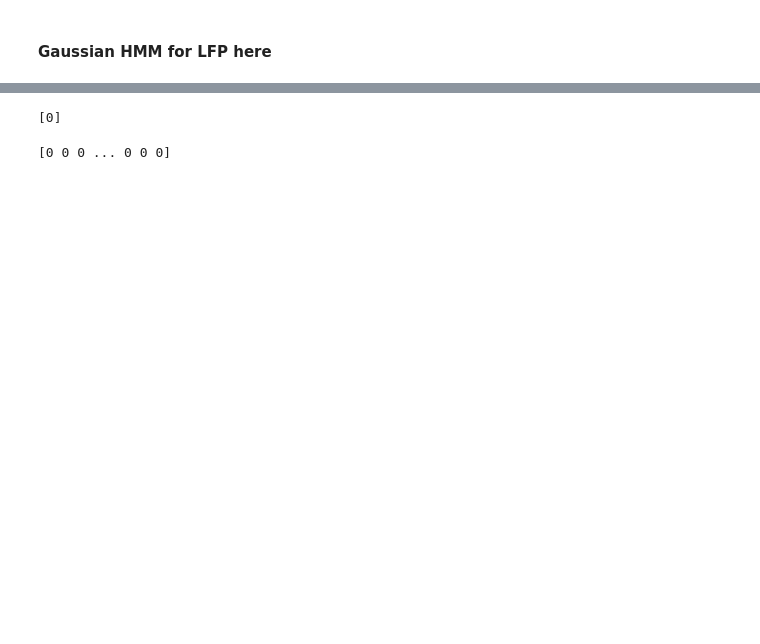
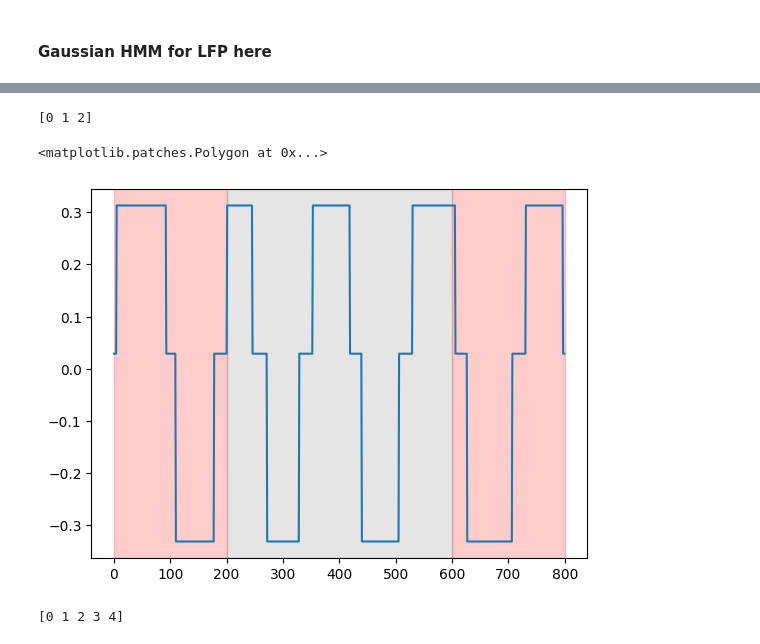
Before and after one commit to jerryjii/HMM, a Jupyter notebook: HMM_LFP.ipynb, the cells around one changed output, grey strips where cells are left out. Drawn from its saved outputs; the diff is of its cells as text; code cells hidden in the pictures; blank space fills up the shorter version.

```diff
--- a/HMM_LFP.ipynb
+++ b/HMM_LFP.ipynb
@@ -260,0 +175,3 @@ preds= model.predict(y)
+# %%
+model1 = hmm.GaussianHMM(n_components=5, n_iter=100, verbose=True, tol=0.1)
+model1.fit(bands.T[0:10000])
@@ -261,8 +197,20 @@ preds= model.predict(y)
 # %%
+preds= model1.predict(bands.T)
 print(np.unique(preds))
 # %% [output]
-[0]
+[0 1 2]
-# %%
-print(preds)
-# %% [output]
-[0 0 0 ... 0 0 0]
+# %%
+means = model1.means_
+vals = np.mean(means[preds], axis=1)
+plt.plot(vals[0:800])
+plt.axvspan(0,250*0.8, alpha=0.2, color='red')
+plt.axvspan(250*0.8, 750*0.8, alpha=0.2, color='gray')
+plt.axvspan(750*0.8,1000*0.8, alpha=0.2, color='red')
+# %% [output]
+<matplotlib.patches.Polygon at 0x...>
+[figure, added]
+# %%
+preds= model1.predict(bands.T)
+print(np.unique(preds))
+# %% [output]
+[0 1 2 3 4]
```
Also changed, not shown: parts of 45 cells of this notebook.
